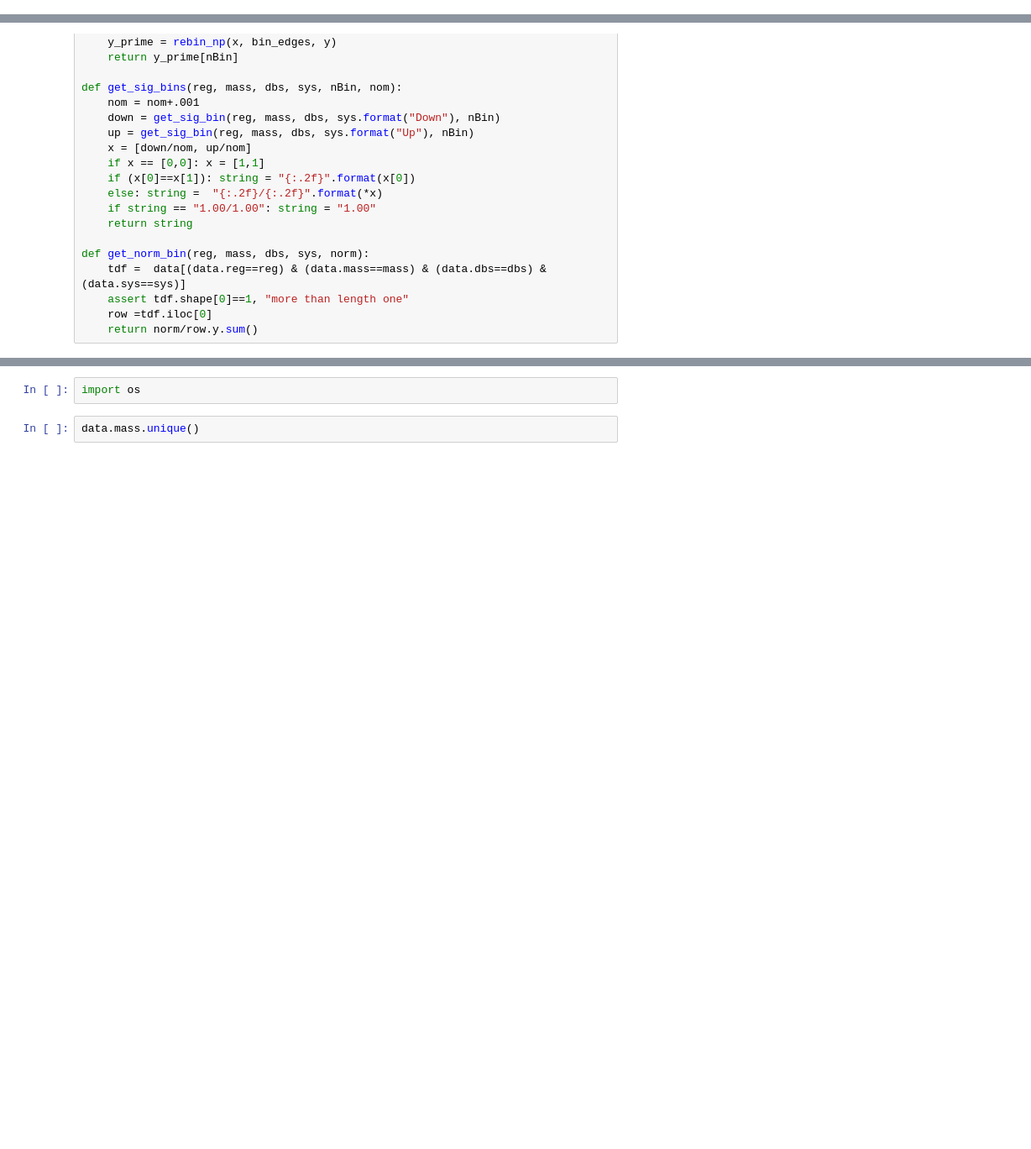
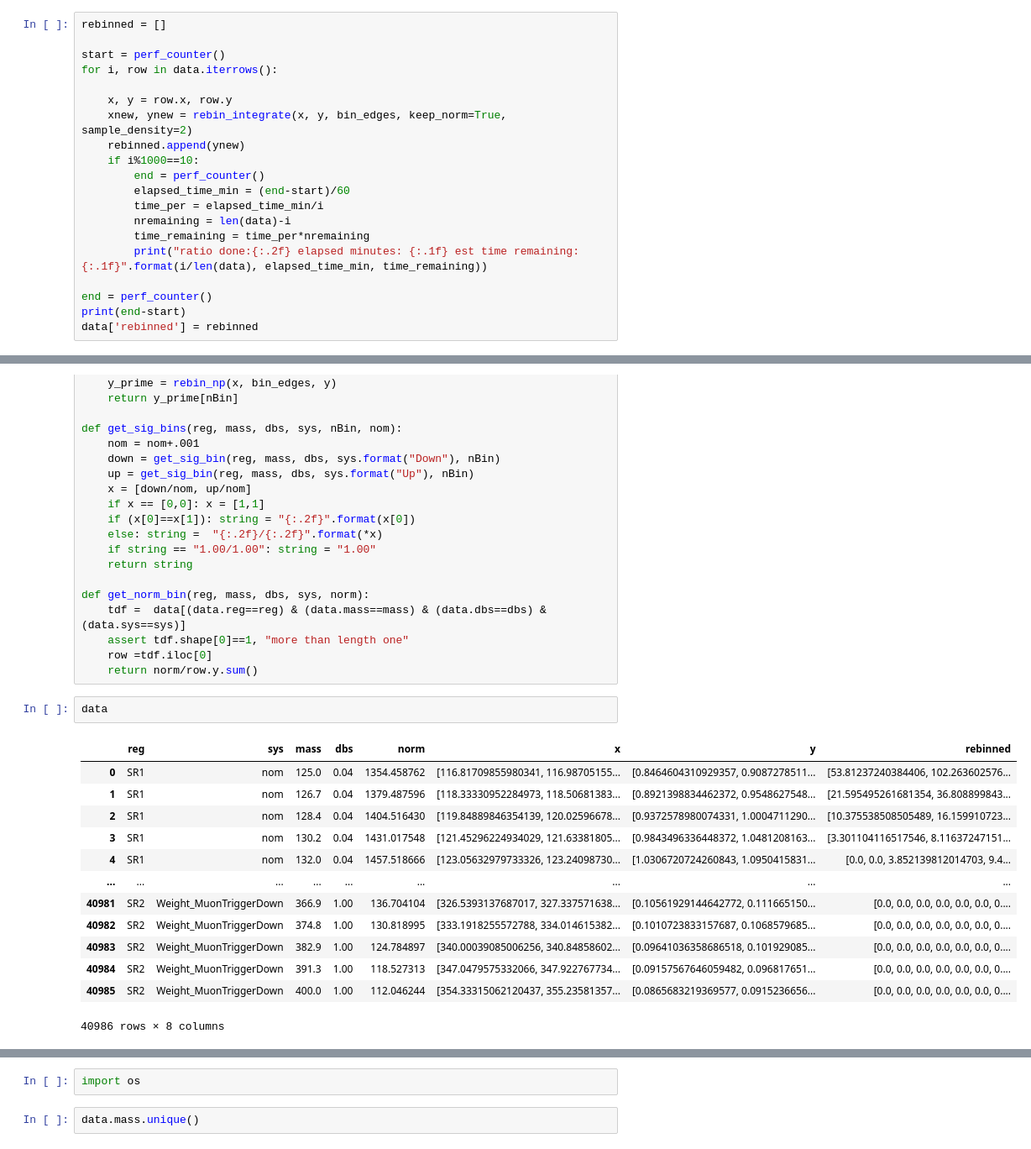
Before and after one commit to rymuelle/bff_plotting_code_v3, a Jupyter notebook: 5_interp_signal_model_ind_makedf-indp_bins.ipynb, the cells around one changed output, grey strips where cells are left out. Shown at 84% size. Cells and saved outputs as stored; diff of their text form; blank space fills up the shorter version.

```diff
--- a/5_interp_signal_model_ind_makedf-indp_bins.ipynb
+++ b/5_interp_signal_model_ind_makedf-indp_bins.ipynb
@@ -144,0 +349,20 @@ print(template)
+# %%
+rebinned = []
+
+start = perf_counter()
+for i, row in data.iterrows():
+
+    x, y = row.x, row.y
+    xnew, ynew = rebin_integrate(x, y, bin_edges, keep_norm=True, sample_density=2)
+    rebinned.append(ynew)
+    if i%1000==10:
+        end = perf_counter()
+        elapsed_time_min = (end-start)/60
+        time_per = elapsed_time_min/i
+        nremaining = len(data)-i
+        time_remaining = time_per*nremaining
+        print("ratio done:{:.2f} elapsed minutes: {:.1f} est time remaining: {:.1f}".format(i/len(data), elapsed_time_min, time_remaining))
+
+end = perf_counter()
+print(end-start)
+data['rebinned'] = rebinned
@@ -167,3 +409,19 @@ def get_norm_bin(reg, mass, dbs, sys, norm):
     assert tdf.shape[0]==1, "more than length one"
     row =tdf.iloc[0]
     return norm/row.y.sum()
+# %%
+data
+# %% [output]
+|  | reg | sys | mass | dbs | norm | x | y | rebinned |
+| 0 | SR1 | nom | 125.0 | 0.04 | 1354.458762 | [116.81709855980341, 116.98705155... | [0.8464604310929357, 0.9087278511... | [53.81237240384406, 102.263602576... |
+| 1 | SR1 | nom | 126.7 | 0.04 | 1379.487596 | [118.33330952284973, 118.50681383... | [0.8921398834462372, 0.9548627548... | [21.595495261681354, 36.808899843... |
+| 2 | SR1 | nom | 128.4 | 0.04 | 1404.516430 | [119.84889846354139, 120.02596678... | [0.9372578980074331, 1.0004711290... | [10.375538508505489, 16.159910723... |
+| 3 | SR1 | nom | 130.2 | 0.04 | 1431.017548 | [121.45296224934029, 121.63381805... | [0.9843496336448372, 1.0481208163... | [3.301104116517546, 8.11637247151... |
+| 4 | SR1 | nom | 132.0 | 0.04 | 1457.518666 | [123.05632979733326, 123.24098730... | [1.0306720724260843, 1.0950415831... | [0.0, 0.0, 3.852139812014703, 9.4... |
+| ... | ... | ... | ... | ... | ... | ... | ... | ... |
+| 40981 | SR2 | Weight_MuonTriggerDown | 366.9 | 1.00 | 136.704104 | [326.5393137687017, 327.337571638... | [0.10561929144642772, 0.111665150... | [0.0, 0.0, 0.0, 0.0, 0.0, 0.0, 0.... |
+| 40982 | SR2 | Weight_MuonTriggerDown | 374.8 | 1.00 | 130.818995 | [333.1918255572788, 334.014615382... | [0.1010723833157687, 0.1068579685... | [0.0, 0.0, 0.0, 0.0, 0.0, 0.0, 0.... |
+| 40983 | SR2 | Weight_MuonTriggerDown | 382.9 | 1.00 | 124.784897 | [340.00039085006256, 340.84858602... | [0.09641036358686518, 0.101929085... | [0.0, 0.0, 0.0, 0.0, 0.0, 0.0, 0.... |
+| 40984 | SR2 | Weight_MuonTriggerDown | 391.3 | 1.00 | 118.527313 | [347.0479575332066, 347.922767734... | [0.09157567646059482, 0.096817651... | [0.0, 0.0, 0.0, 0.0, 0.0, 0.0, 0.... |
+| 40985 | SR2 | Weight_MuonTriggerDown | 400.0 | 1.00 | 112.046244 | [354.33315062120437, 355.23581357... | [0.0865683219369577, 0.0915236656... | [0.0, 0.0, 0.0, 0.0, 0.0, 0.0, 0.... |
+40986 rows × 8 columns
```
Also changed, not shown: parts of 25 cells of this notebook, 1 other file.
